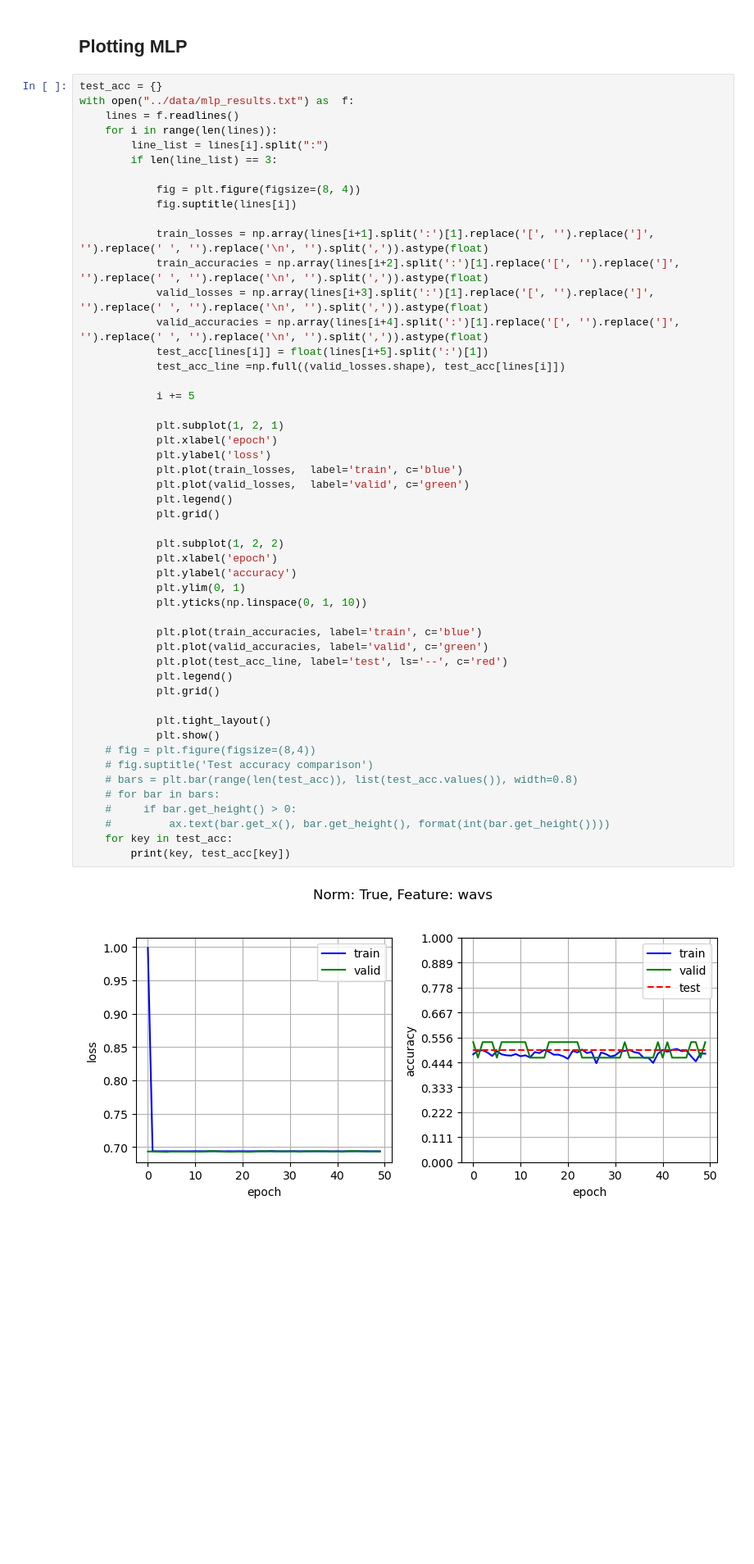
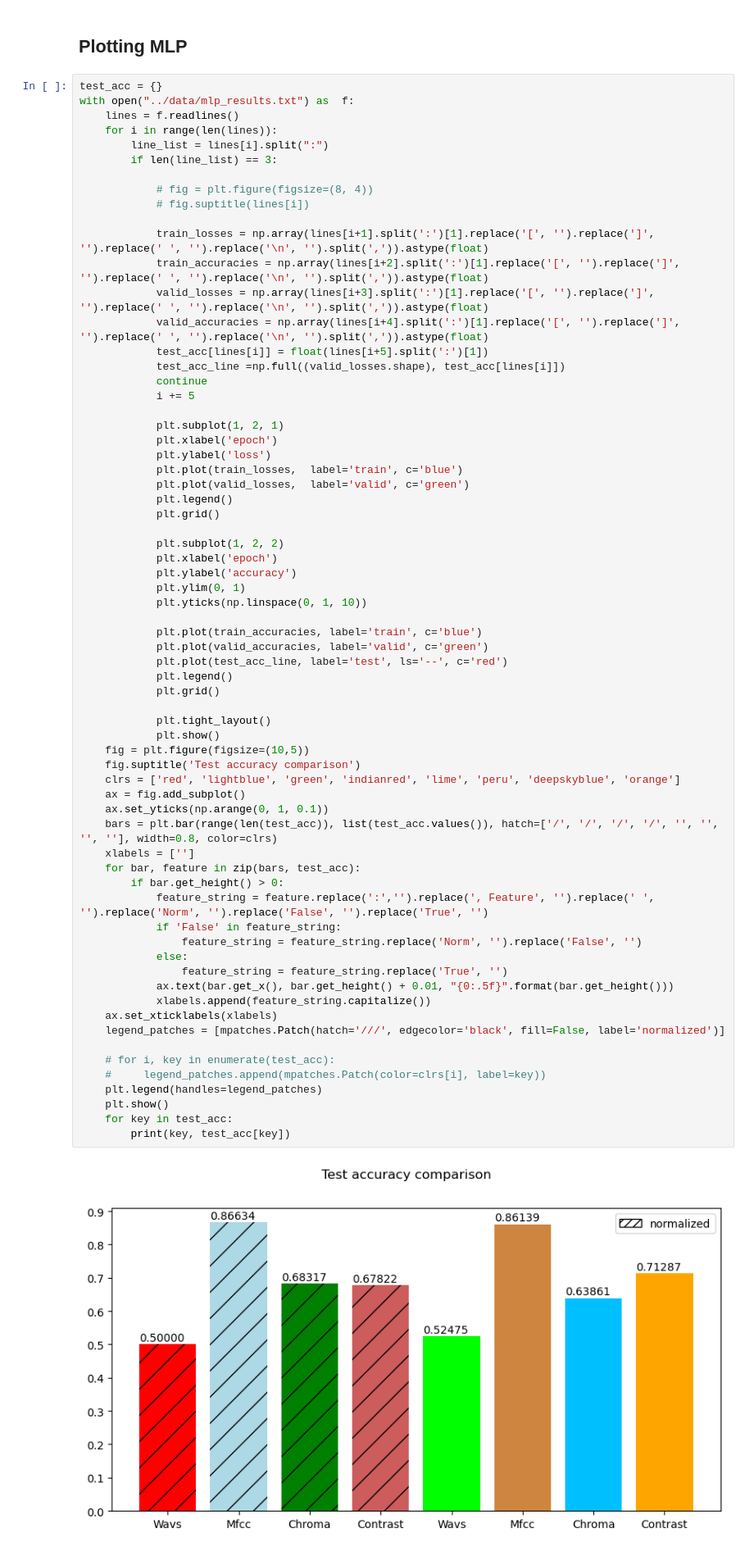
Before and after one commit to Borzoneg/Identity-recognition-from-audio, a Jupyter notebook: src/main.ipynb, the cells around one changed output. Shown at 82% size. Cells and saved outputs as stored; diff of their text form; blank space fills up the shorter version.

Commit message:
Plotting

```diff
--- a/src/main.ipynb
+++ b/src/main.ipynb
@@ -584,8 +585,8 @@ with open("../data/mlp_results.txt") as  f:
         line_list = lines[i].split(":")
         if len(line_list) == 3:
 
-            fig = plt.figure(figsize=(8, 4))
-            fig.suptitle(lines[i])
+            # fig = plt.figure(figsize=(8, 4))
+            # fig.suptitle(lines[i])
 
             train_losses = np.array(lines[i+1].split(':')[1].replace('[', '').replace(']', '').replace(' ', '').replace('\n', '').split(',')).astype(float)
             train_accuracies = np.array(lines[i+2].split(':')[1].replace('[', '').replace(']', '').replace(' ', '').replace('\n', '').split(',')).astype(float)
@@ -593,38 +594,55 @@ with open("../data/mlp_results.txt") as  f:
             valid_accuracies = np.array(lines[i+4].split(':')[1].replace('[', '').replace(']', '').replace(' ', '').replace('\n', '').split(',')).astype(float)
             test_acc[lines[i]] = float(lines[i+5].split(':')[1])
             test_acc_line =np.full((valid_losses.shape), test_acc[lines[i]])
-
+            continue
             i += 5
 
             plt.subplot(1, 2, 1)
             plt.xlabel('epoch')
             plt.ylabel('loss')
             plt.plot(train_losses,  label='train', c='blue')
             plt.plot(valid_losses,  label='valid', c='green')
             plt.legend()
             plt.grid()
 
             plt.subplot(1, 2, 2)
             plt.xlabel('epoch')
             plt.ylabel('accuracy')
             plt.ylim(0, 1)
             plt.yticks(np.linspace(0, 1, 10))
 
             plt.plot(train_accuracies, label='train', c='blue')
             plt.plot(valid_accuracies, label='valid', c='green')
             plt.plot(test_acc_line, label='test', ls='--', c='red')
             plt.legend()
             plt.grid()
 
             plt.tight_layout()
             plt.show()
-    # fig = plt.figure(figsize=(8,4))
-    # fig.suptitle('Test accuracy comparison')
-    # bars = plt.bar(range(len(test_acc)), list(test_acc.values()), width=0.8)
-    # for bar in bars:
-    #     if bar.get_height() > 0:
-    #         ax.text(bar.get_x(), bar.get_height(), format(int(bar.get_height())))
+    fig = plt.figure(figsize=(10,5))
+    fig.suptitle('Test accuracy comparison')
+    clrs = ['red', 'lightblue', 'green', 'indianred', 'lime', 'peru', 'deepskyblue', 'orange']
+    ax = fig.add_subplot()
+    ax.set_yticks(np.arange(0, 1, 0.1))
+    bars = plt.bar(range(len(test_acc)), list(test_acc.values()), hatch=['/', '/', '/', '/', '', '', '', ''], width=0.8, color=clrs)
+    xlabels = ['']
+    for bar, feature in zip(bars, test_acc):
+        if bar.get_height() > 0:
+            feature_string = feature.replace(':','').replace(', Feature', '').replace(' ', '').replace('Norm', '').replace('False', '').replace('True', '')
+            if 'False' in feature_string:
+                feature_string = feature_string.replace('Norm', '').replace('False', '')
+            else:
+                feature_string = feature_string.replace('True', '')
+            ax.text(bar.get_x(), bar.get_height() + 0.01, "{0:.5f}".format(bar.get_height()))
+            xlabels.append(feature_string.capitalize())
+    ax.set_xticklabels(xlabels)
+    legend_patches = [mpatches.Patch(hatch='///', edgecolor='black', fill=False, label='normalized')]
+
+    # for i, key in enumerate(test_acc):
+    #     legend_patches.append(mpatches.Patch(color=clrs[i], label=key))
+    plt.legend(handles=legend_patches)
+    plt.show()
     for key in test_acc:
         print(key, test_acc[key])
 # %% [output]
-[figure, old version]
+[figure, new version]
```
Also changed, not shown: parts of 2 cells of this notebook.
